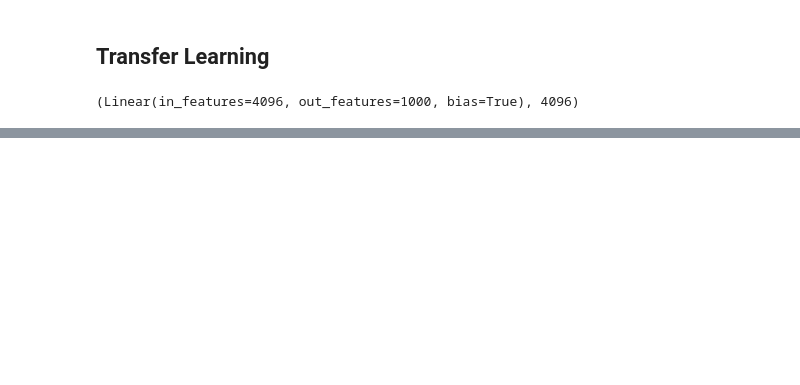
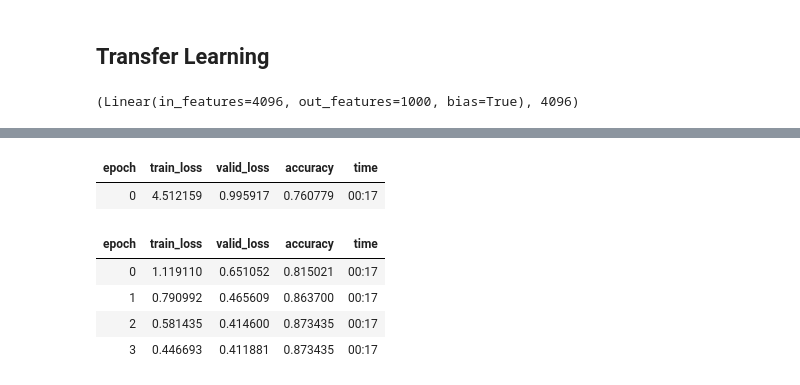
Before and after one commit to tomiambro/ap_automatico, a Jupyter notebook: tp2pytorch.ipynb, the cells around one changed output, grey strips where cells are left out. Drawn from its saved outputs; the diff is of its cells as text; code cells hidden in the pictures; blank space fills up the shorter version.

```diff
--- a/tp2pytorch.ipynb
+++ b/tp2pytorch.ipynb
@@ -272,13 +349,13 @@ learn.fit(6, lr=0.002)
 # %% [markdown]
 ## Transfer Learning
 # %%
-from torchvision.models import alexnet
+from torchvision import models
 from torch.optim import lr_scheduler
 import copy
 
-alexnet = alexnet(pretrained=True)
+alexnet_tl = models.alexnet(pretrained=True)
 
-for param in alexnet.parameters():
+for param in alexnet_tl.parameters():
     param.requires_grad = False
 # %%
 normalize = transforms.Normalize(mean=[0.485, 0.456, 0.406],
@@ -288,9 +365,9 @@ alexnet.classifier[-1], alexnet.classifier[-1].in_features
 # %% [output]
 (Linear(in_features=4096, out_features=1000, bias=True), 4096)
 # %%
-num_ftrs = alexnet.classifier[-1].in_features
+num_ftrs = alexnet_tl.classifier[-1].in_features
 
-alexnet.classifier[-1] = nn.Linear(num_ftrs, 120)
+alexnet_tl.classifier[-1] = nn.Linear(num_ftrs, 120)
 
-alexnet = alexnet.to(device)
+alexnet_tl = alexnet_tl.to(device)
 # %%
@@ -381,7 +458,7 @@ def train_model_pre(model, dataloaders, criterion, optimizer, num_epochs=25, is_
 # %%
 dataloaders_dict = {'train': train_dataloader, 'val': test_dataloader}
 # %%
-train_model(alexnet, dataloaders_dict, loss_f, optimizer_ft, num_epochs=4)
+bmodel, val_acc_history = train_model_pre(alexnet_tl, dataloaders_dict, loss_f, optimizer_ft, num_epochs=4)
 # %% [output]
 Epoch 0/3
 ----------
@@ -420,5 +480,13 @@ Best val Acc: 0.633989
 # %%
-# learn = cnn_learner(dls, alexnet, metrics=accuracy).to_fp16()
+learn = cnn_learner(dls, alexnet, n_out=120, metrics=accuracy).to_fp16()
 
-# lr = 3e-3
-# learn.fine_tune(4, lr)
+lr = 3e-3
+learn.fine_tune(4, lr)
+# %% [output]
+| epoch | train_loss | valid_loss | accuracy | time |
+| 0 | 4.512159 | 0.995917 | 0.760779 | 00:17 |
+| epoch | train_loss | valid_loss | accuracy | time |
+| 0 | 1.119110 | 0.651052 | 0.815021 | 00:17 |
+| 1 | 0.790992 | 0.465609 | 0.863700 | 00:17 |
+| 2 | 0.581435 | 0.414600 | 0.873435 | 00:17 |
+| 3 | 0.446693 | 0.411881 | 0.873435 | 00:17 |
```
Also changed, not shown: parts of 22 cells of this notebook.
